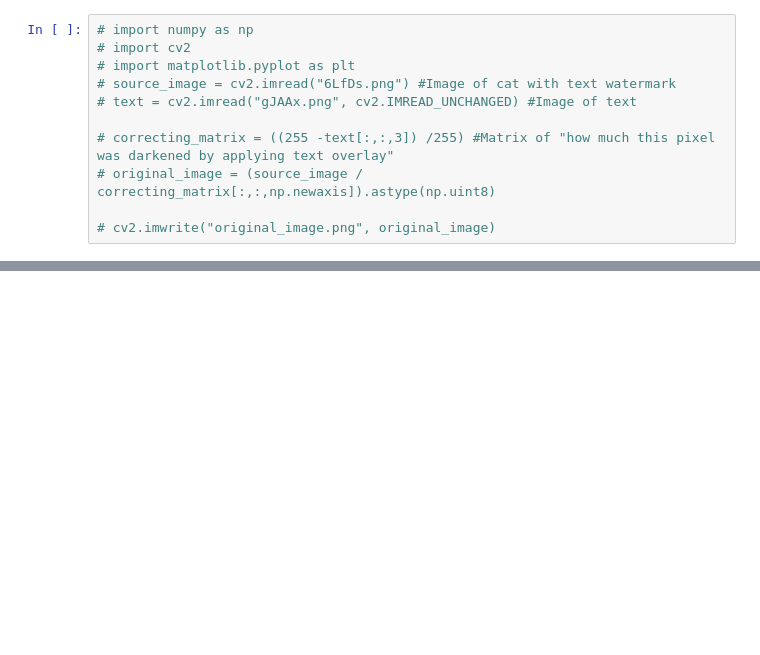
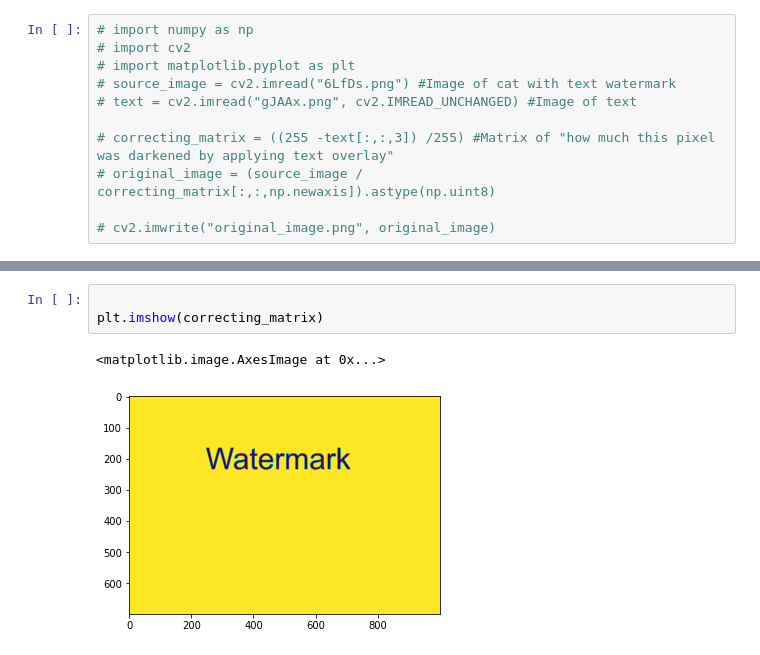
Before and after one commit to sthax17/DayByDayStudy, a Jupyter notebook: eliminate_text_in_image.ipynb, the cells around one changed output, grey strips where cells are left out. Drawn from its saved outputs; the diff is of its cells as text; blank space fills up the shorter version.

```diff
--- a/eliminate_text_in_image.ipynb
+++ b/eliminate_text_in_image.ipynb
@@ -24,0 +57,6 @@ True
+# %%
+
+plt.imshow(correcting_matrix)
+# %% [output]
+<matplotlib.image.AxesImage at 0x...>
+[figure, added]
```
Also changed, not shown: parts of 24 cells of this notebook.
